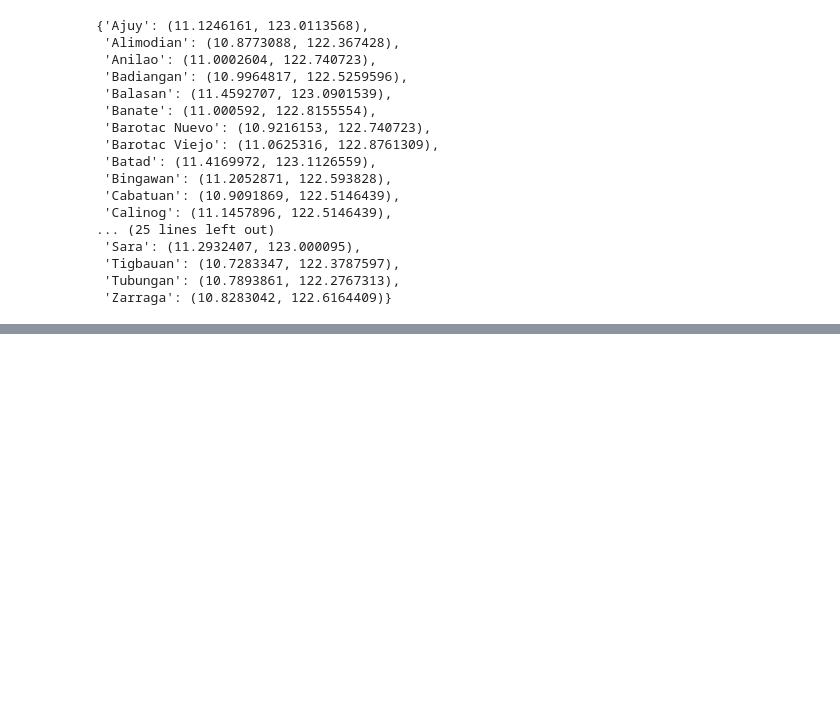
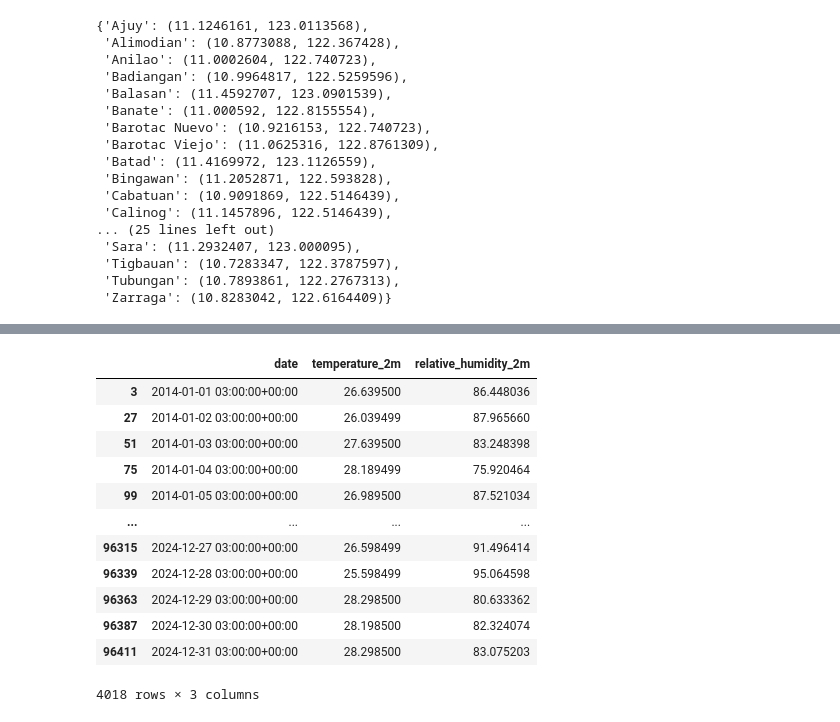
Before and after one commit to miniloda/Math-198.1---Special-Problem, a Jupyter notebook: preliminaries.ipynb, the cells around one changed output, grey strips where cells are left out. Saved outputs shown, nothing was run; the diff lists cells and outputs as text; code cells hidden in the pictures; blank space fills up the shorter version.

```diff
--- a/preliminaries.ipynb
+++ b/preliminaries.ipynb
@@ -40,0 +78,3 @@ Exception: Error: Your account is temporary blocked due to exceeding of requests
+# %%
+hourly_dataframe = pd.DataFrame(data = hourly_data)
+hourly_dataframe.info()
@@ -40,0 +92,16 @@ Exception: Error: Your account is temporary blocked due to exceeding of requests
+# %%
+hourly_dataframe[hourly_dataframe['date'].dt.hour == 3]
+# %% [output]
+|  | date | temperature_2m | relative_humidity_2m |
+| 3 | 2014-01-01 03:00:00+00:00 | 26.639500 | 86.448036 |
+| 27 | 2014-01-02 03:00:00+00:00 | 26.039499 | 87.965660 |
+| 51 | 2014-01-03 03:00:00+00:00 | 27.639500 | 83.248398 |
+| 75 | 2014-01-04 03:00:00+00:00 | 28.189499 | 75.920464 |
+| 99 | 2014-01-05 03:00:00+00:00 | 26.989500 | 87.521034 |
+| ... | ... | ... | ... |
+| 96315 | 2024-12-27 03:00:00+00:00 | 26.598499 | 91.496414 |
+| 96339 | 2024-12-28 03:00:00+00:00 | 25.598499 | 95.064598 |
+| 96363 | 2024-12-29 03:00:00+00:00 | 28.298500 | 80.633362 |
+| 96387 | 2024-12-30 03:00:00+00:00 | 28.198500 | 82.324074 |
+| 96411 | 2024-12-31 03:00:00+00:00 | 28.298500 | 83.075203 |
+4018 rows × 3 columns
```
Also changed, not shown: parts of 3 cells of this notebook, 6 other files.
